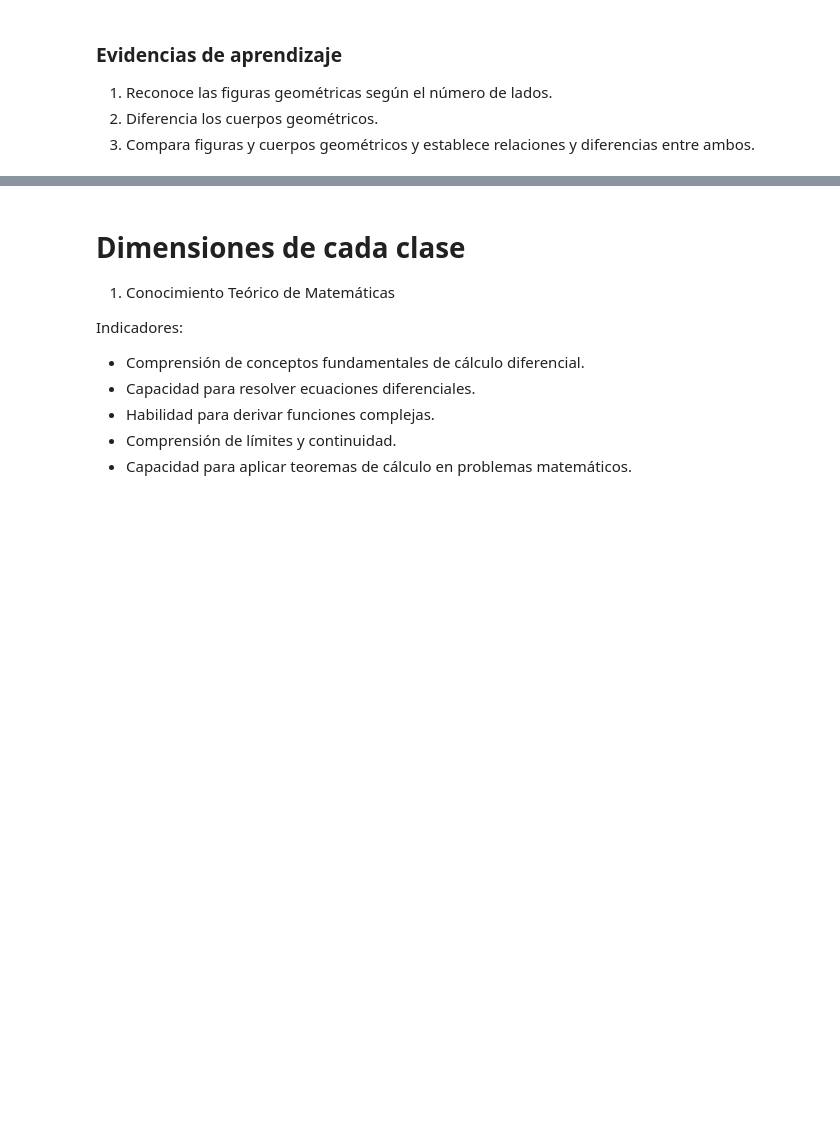
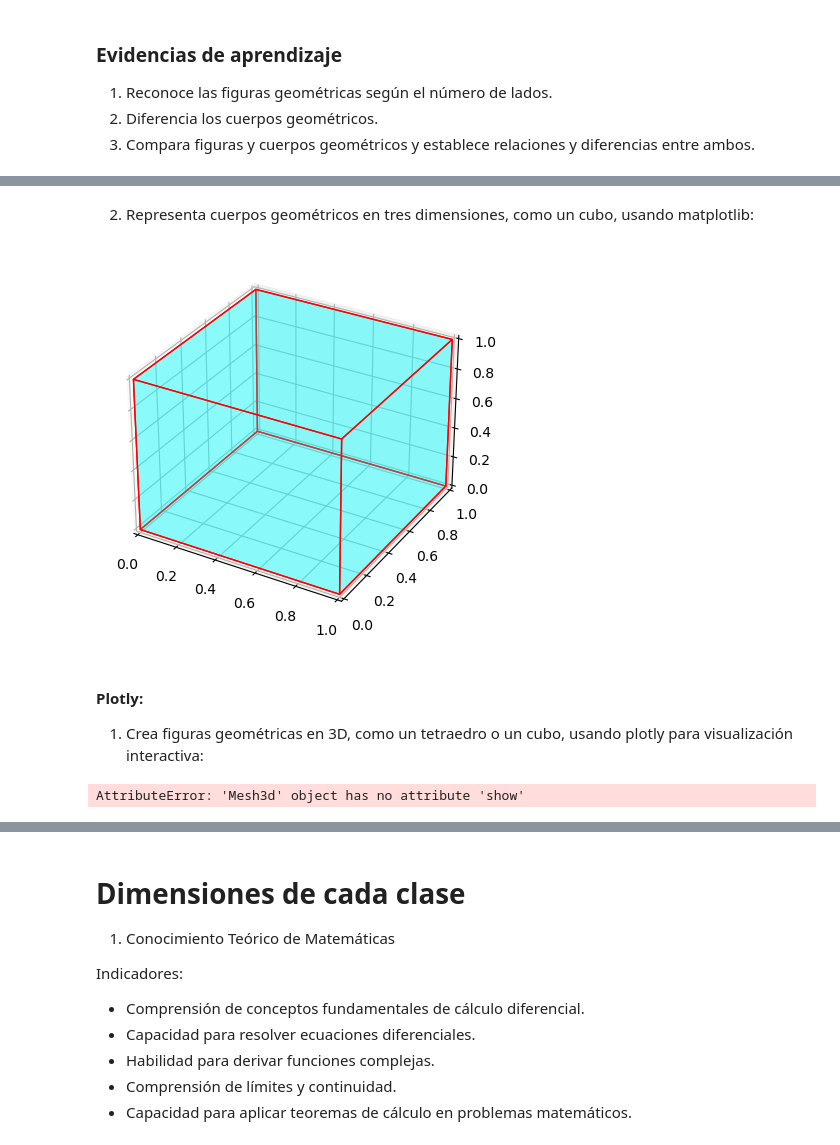
Before and after one commit to marco-canas/desarrollo_pensamiento_matematico_infancia, a Jupyter notebook: clases_2024_2/2_desarrollo_pensamiento_matematico_infancia_grado_2/6_indicador_de_los_dba_figuras_geometricas/1_sexto_indicador_dba_para_grado_2.ipynb, the cells around one changed output, grey strips where cells are left out. Saved outputs shown, nothing was run; the diff lists cells and outputs as text; code cells hidden in the pictures; blank space fills up the shorter version.

```diff
--- a/clases_2024_2/2_desarrollo_pensamiento_matematico_infancia_grado_2/6_indicador_de_los_dba_figuras_geometricas/1_sexto_indicador_dba_para_grado_2.ipynb
+++ b/clases_2024_2/2_desarrollo_pensamiento_matematico_infancia_grado_2/6_indicador_de_los_dba_figuras_geometricas/1_sexto_indicador_dba_para_grado_2.ipynb
@@ -259,0 +382,42 @@ La habitación de Andrés se muestra en la siguiente imagen:
+# %% [markdown]
+2. Representa cuerpos geométricos en tres dimensiones, como un cubo, usando matplotlib:
+# %%
+import matplotlib.pyplot as plt
+from mpl_toolkits.mplot3d.art3d import Poly3DCollection
+
+# Coordenadas de los vértices del cubo
+cube = [[0, 0, 0], [1, 0, 0], [1, 1, 0], [0, 1, 0], [0, 0, 1], [1, 0, 1], [1, 1, 1], [0, 1, 1]]
+
+# Definir las caras del cubo usando los índices de los vértices
+faces = [[cube[0], cube[1], cube[2], cube[3]],  # Cara inferior
+         [cube[4], cube[5], cube[6], cube[7]],  # Cara superior
+         [cube[0], cube[1], cube[5], cube[4]],  # Cara lateral 1
+         [cube[2], cube[3], cube[7], cube[6]],  # Cara lateral 2
+         [cube[0], cube[3], cube[7], cube[4]],  # Cara lateral 3
+         [cube[1], cube[2], cube[6], cube[5]]]  # Cara lateral 4
+
+# Crear la figura en 3D
+fig = plt.figure()
+ax = fig.add_subplot(111, projection='3d')
+
+# Crear una colección de polígonos (las caras del cubo)
+ax.add_collection3d(Poly3DCollection(faces, facecolors='cyan', linewidths=1, edgecolors='r', alpha=.25))
+
+# Ajustar los límites del gráfico
+ax.set_xlim([0, 1])
+ax.set_ylim([0, 1])
+ax.set_zlim([0, 1])
+
+# Mostrar el gráfico
+plt.show()
+# %% [output]
+[figure, added]
+# %% [markdown]
+#### **Plotly:**
+1. Crea figuras geométricas en 3D, como un tetraedro o un cubo, usando plotly para visualización interactiva:
+# %%
+import plotly.graph_objects as go
+fig = go.Mesh3d(x=[0, 1, 1, 0], y=[0, 0, 1, 1], z=[0, 0, 0, 1])
+fig.show()
+# %% [output]
+AttributeError: 'Mesh3d' object has no attribute 'show'
```
Also changed, not shown: parts of 14 cells of this notebook.
